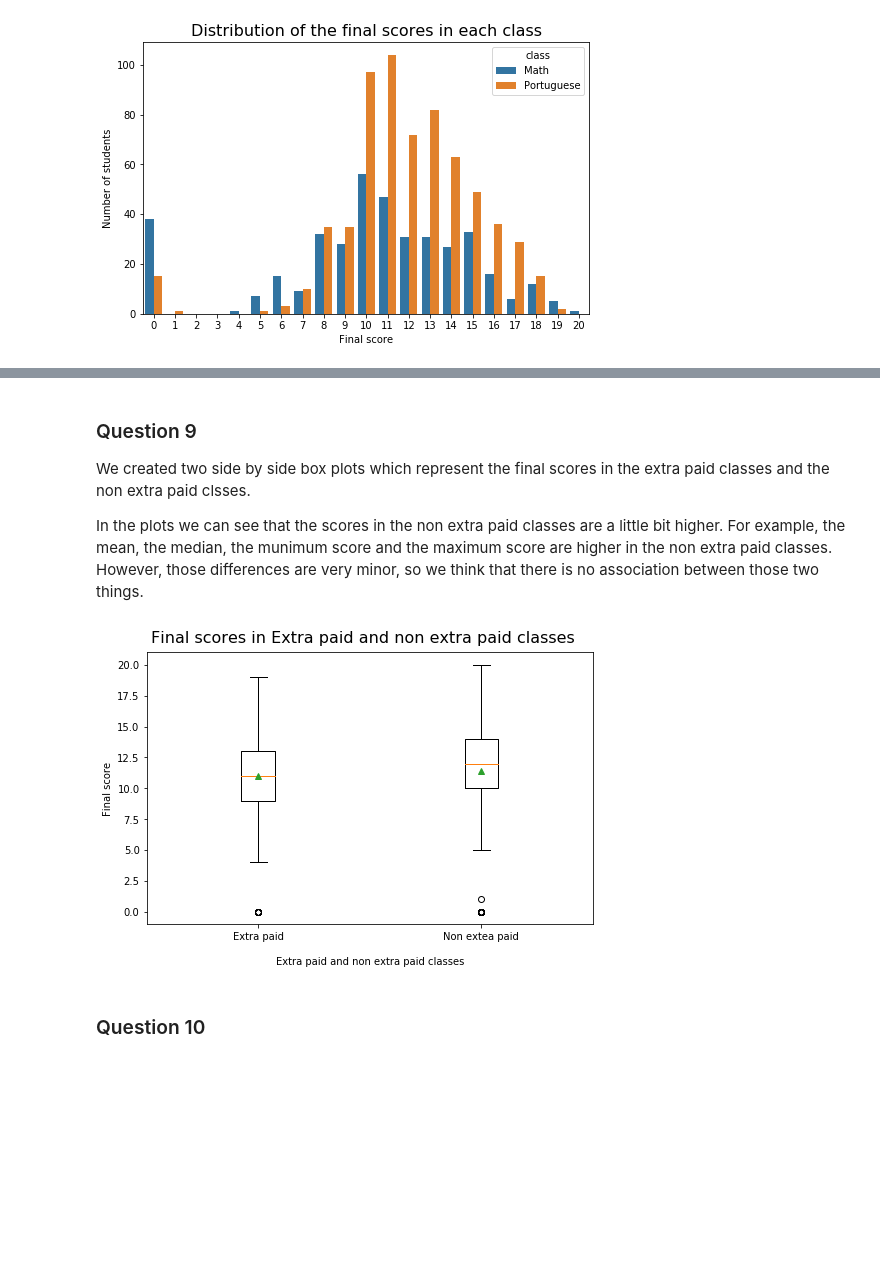
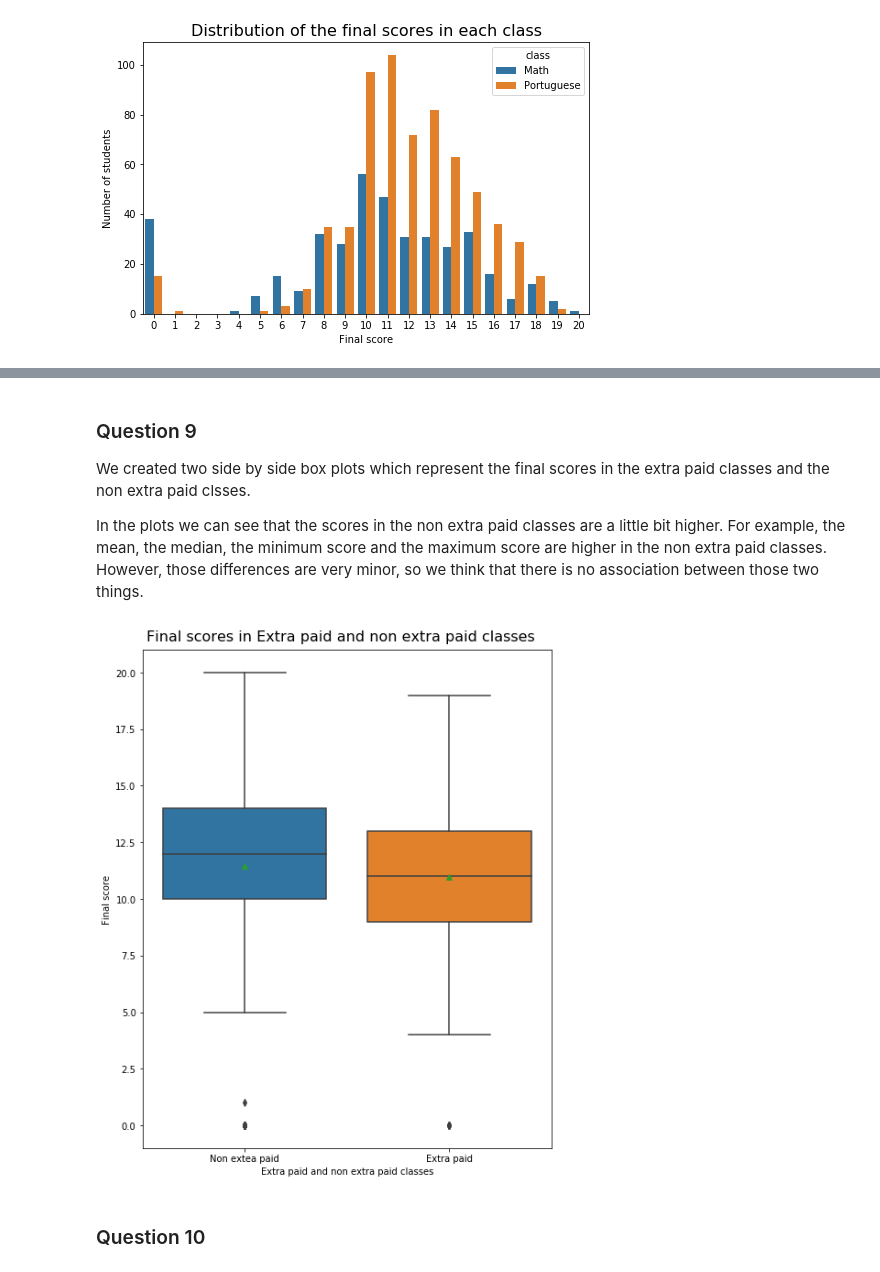
Before and after one commit to dvir019/Introduction_to_Data_Analysis-HW2, a Jupyter notebook: HW2_212234637_324270883.ipynb, the cells around one changed output, grey strips where cells are left out. Saved outputs shown, nothing was run; the diff lists cells and outputs as text; code cells hidden in the pictures; blank space fills up the shorter version.

```diff
--- a/HW2_212234637_324270883.ipynb
+++ b/HW2_212234637_324270883.ipynb
@@ -87,32 +161,32 @@ plt.show()
 ### Question 9
 We created two side by side box plots which represent the final scores in the extra paid classes and the non extra paid clsses.
 
-In the plots we can see that the scores in the non extra paid classes are a little bit higher. For example, the mean, the median, the munimum score and the maximum score are higher in the non extra paid classes.<br>
+In the plots we can see that the scores in the non extra paid classes are a little bit higher. For example, the mean, the median, the minimum score and the maximum score are higher in the non extra paid classes.<br>
 However, those differences are very minor, so we think that there is no association between those two things.
 # %%
-# Get the series of final scores
-paid_class_grades = hw_df[hw_df['paid'] == 'yes']['G3']
-non_paid_class_grades = hw_df[hw_df['paid'] == 'no']['G3']
+# # Get the series of final scores
+# paid_class_grades = hw_df[hw_df['paid'] == 'yes']['G3']
+# non_paid_class_grades = hw_df[hw_df['paid'] == 'no']['G3']
 
 # Create the box plots
-fig, axs = plt.subplots()
-axs.boxplot([paid_class_grades, non_paid_class_grades], labels=['Extra paid', 'Non extea paid'],
-            showmeans=True)
+box_plot = sns.boxplot(data=hw_df, x='paid', y='G3', showmeans=True)
 
 # Set the lables of the axes
-plt.xlabel('\nExtra paid and non extra paid classes')
-plt.ylabel('Final score')
+box_plot.set(xlabel='Extra paid and non extra paid classes', ylabel='Final score')
+
+# Set the ticks of the x axis
+box_plot.set_xticklabels(['Non extea paid','Extra paid'])
 
 # Add a title
-fig.suptitle("Final scores in Extra paid and non extra paid classes", fontsize=16, y=0.94)
+box_plot.figure.suptitle("Final scores in Extra paid and non extra paid classes", fontsize=16, y=0.91)
 
 # Enlarge the size of the plot, so the differences can be easier spotted
-fig.set_size_inches(8,5)
+box_plot.figure.set_size_inches(8,10)
 
 # Show plot and clean output
 plt.show()
 # %% [output]
-[figure, old version]
+[figure, new version]
 # %% [markdown]
 ### Question 10
 # %% [markdown]
```
Also changed, not shown: parts of 17 cells of this notebook.
